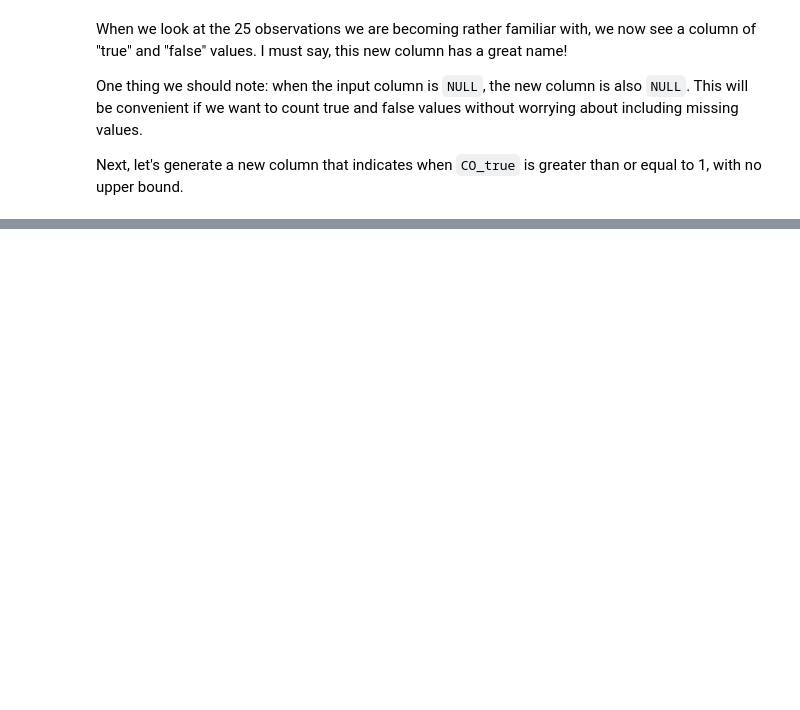
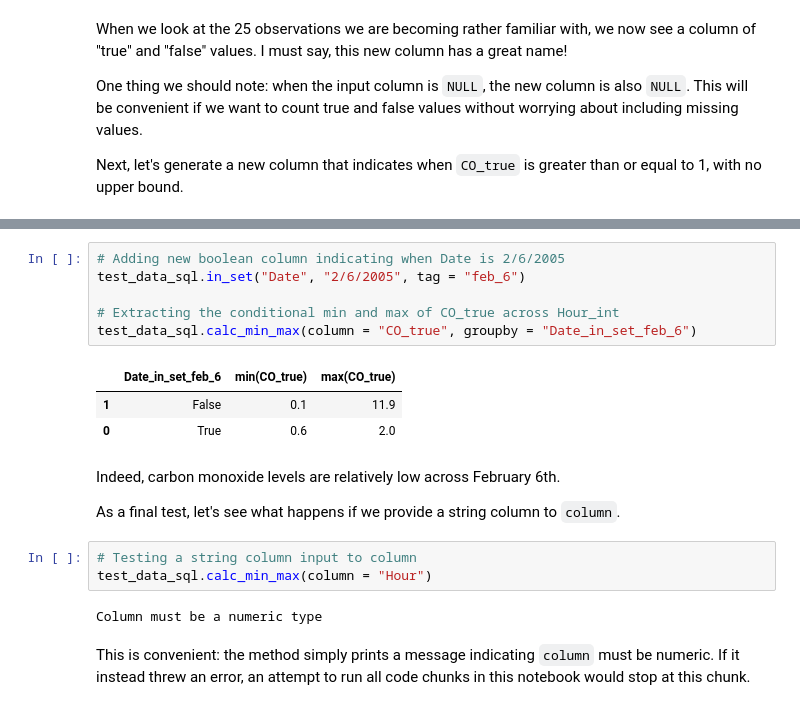
Before and after one commit to jccrews256/ST-554-Project-2, a Jupyter notebook: Project 2 Notebook.ipynb, the cells around one changed output, grey strips where cells are left out. Saved outputs shown, nothing was run; the diff lists cells and outputs as text; blank space fills up the shorter version.

Commit message:
Add examples for all methods (Part I) except counting method
Also adding small update to class script itself

```diff
--- a/Project 2 Notebook.ipynb
+++ b/Project 2 Notebook.ipynb
@@ -156,0 +463,21 @@ Next, let's generate a new column that indicates when `CO_true` is greater than
+# %%
+# Adding new boolean column indicating when Date is 2/6/2005
+test_data_sql.in_set("Date", "2/6/2005", tag = "feb_6")
+
+# Extracting the conditional min and max of CO_true across Hour_int
+test_data_sql.calc_min_max(column = "CO_true", groupby = "Date_in_set_feb_6")
+# %% [output]
+|  | Date_in_set_feb_6 | min(CO_true) | max(CO_true) |
+| 1 | False | 0.1 | 11.9 |
+| 0 | True | 0.6 | 2.0 |
+# %% [markdown]
+Indeed, carbon monoxide levels are relatively low across February 6th.
+
+As a final test, let's see what happens if we provide a string column to `column`.
+# %%
+# Testing a string column input to column
+test_data_sql.calc_min_max(column = "Hour")
+# %% [output]
+Column must be a numeric type
+# %% [markdown]
+This is convenient: the method simply prints a message indicating `column` must be numeric. If it instead threw an error, an attempt to run all code chunks in this notebook would stop at this chunk.
```
Also changed, not shown: parts of 34 cells of this notebook, 1 other file.
